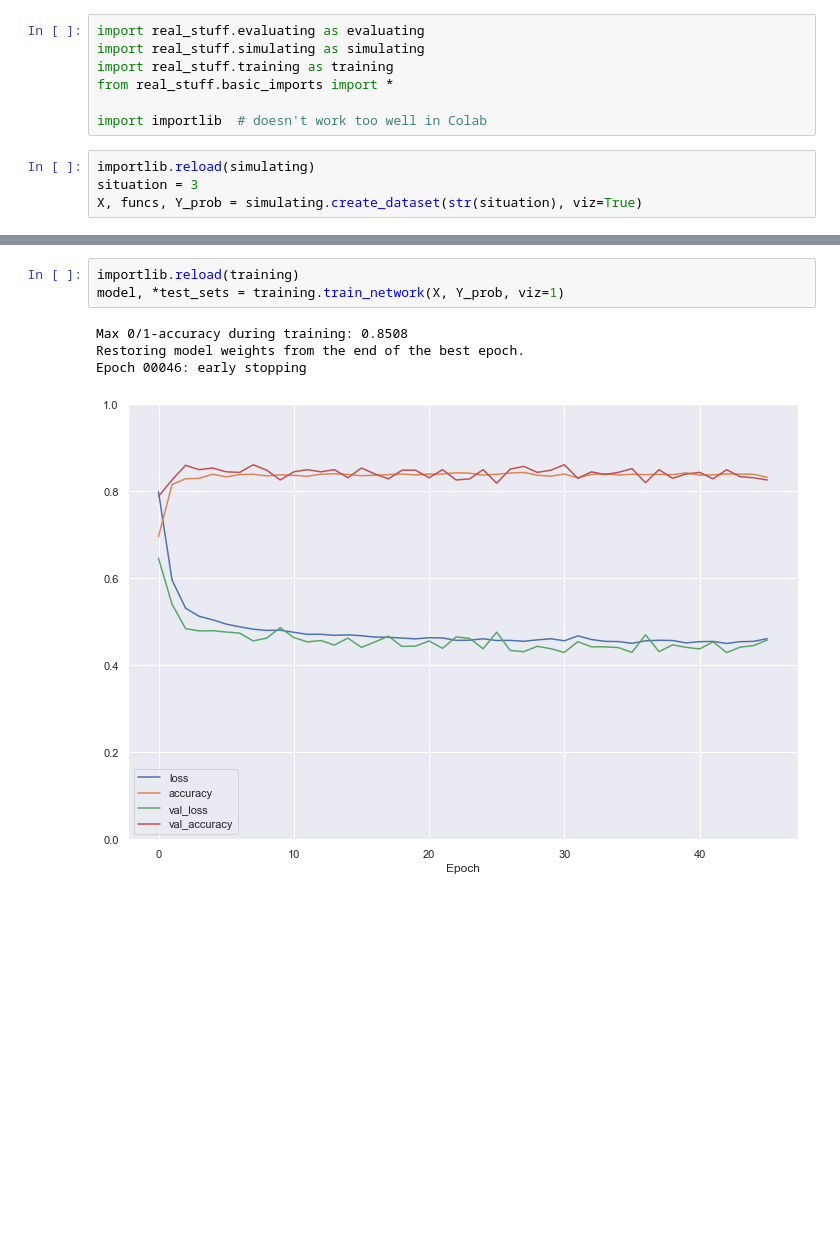
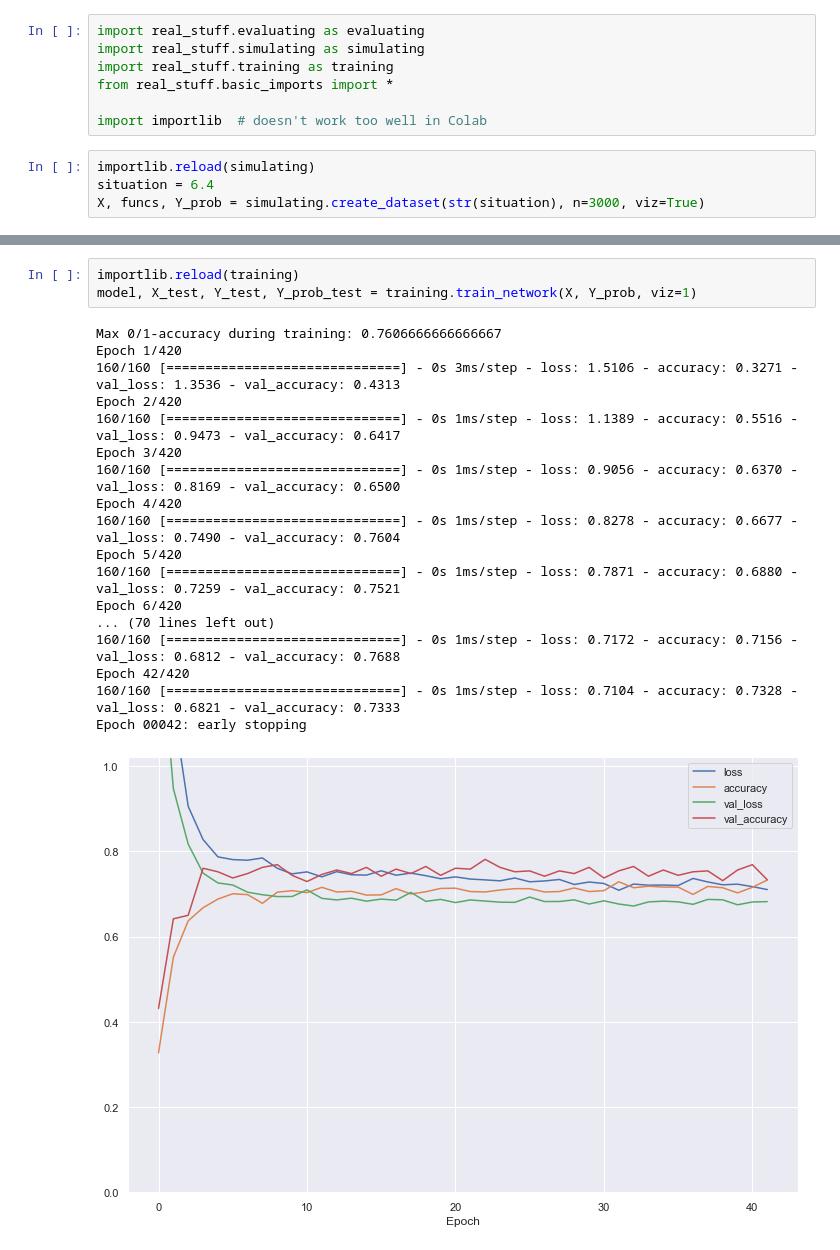
Before and after one commit to bramotten/Testing-NN-Classification-Theory, a Jupyter notebook: play.ipynb, the cells around one changed output, grey strips where cells are left out. Saved outputs shown, nothing was run; the diff lists cells and outputs as text; blank space fills up the shorter version.

```diff
--- a/play.ipynb
+++ b/play.ipynb
@@ -13,6 +13,6 @@ from real_stuff.basic_imports import *
 import importlib  # doesn't work too well in Colab
 # %%
 importlib.reload(simulating)
-situation = 3
-X, funcs, Y_prob = simulating.create_dataset(str(situation), viz=True)
+situation = 6.4
+X, funcs, Y_prob = simulating.create_dataset(str(situation), n=3000, viz=True)
 # %% [output]
@@ -40,10 +40,24 @@ Euclidean distance between those: 135.81809628088894
 # %%
 importlib.reload(training)
-model, *test_sets = training.train_network(X, Y_prob, viz=1)
+model, X_test, Y_test, Y_prob_test = training.train_network(X, Y_prob, viz=1)
 # %% [output]
-Max 0/1-accuracy during training: 0.8508
-Restoring model weights from the end of the best epoch.
-Epoch 00046: early stopping
+Max 0/1-accuracy during training: 0.7606666666666667
+Epoch 1/420
+160/160 [==============================] - 0s 3ms/step - loss: 1.5106 - accuracy: 0.3271 - val_loss: 1.3536 - val_accuracy: 0.4313
+Epoch 2/420
+160/160 [==============================] - 0s 1ms/step - loss: 1.1389 - accuracy: 0.5516 - val_loss: 0.9473 - val_accuracy: 0.6417
+Epoch 3/420
+160/160 [==============================] - 0s 1ms/step - loss: 0.9056 - accuracy: 0.6370 - val_loss: 0.8169 - val_accuracy: 0.6500
+Epoch 4/420
+160/160 [==============================] - 0s 1ms/step - loss: 0.8278 - accuracy: 0.6677 - val_loss: 0.7490 - val_accuracy: 0.7604
+Epoch 5/420
+160/160 [==============================] - 0s 1ms/step - loss: 0.7871 - accuracy: 0.6880 - val_loss: 0.7259 - val_accuracy: 0.7521
+Epoch 6/420
+... (70 lines left out)
+160/160 [==============================] - 0s 1ms/step - loss: 0.7172 - accuracy: 0.7156 - val_loss: 0.6812 - val_accuracy: 0.7688
+Epoch 42/420
+160/160 [==============================] - 0s 1ms/step - loss: 0.7104 - accuracy: 0.7328 - val_loss: 0.6821 - val_accuracy: 0.7333
+Epoch 00042: early stopping
-[figure, old version]
+[figure, new version]
 # %%
 importlib.reload(evaluating)
```
Also changed, not shown: parts of 11 cells of this notebook, 5 other files.
